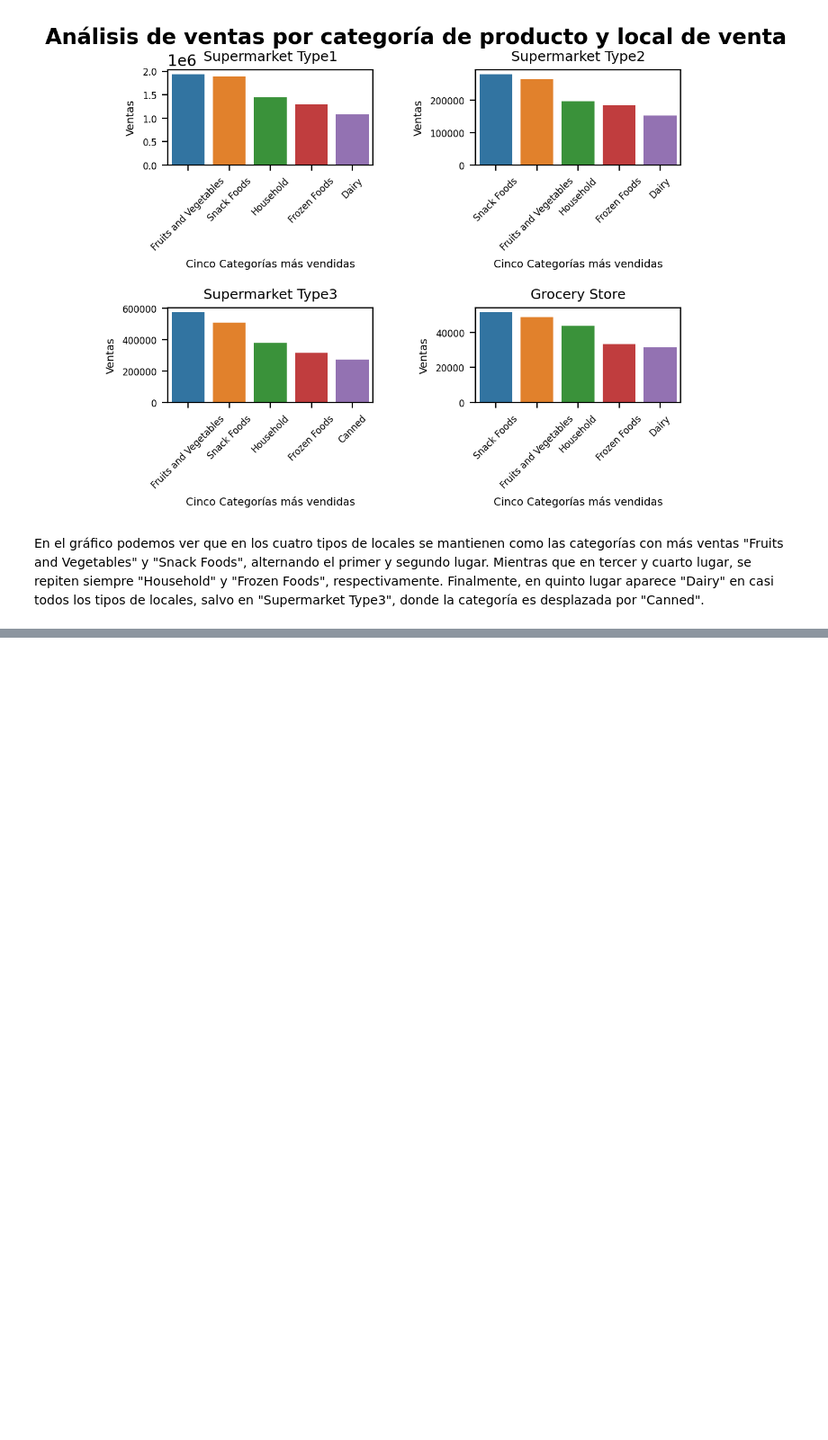
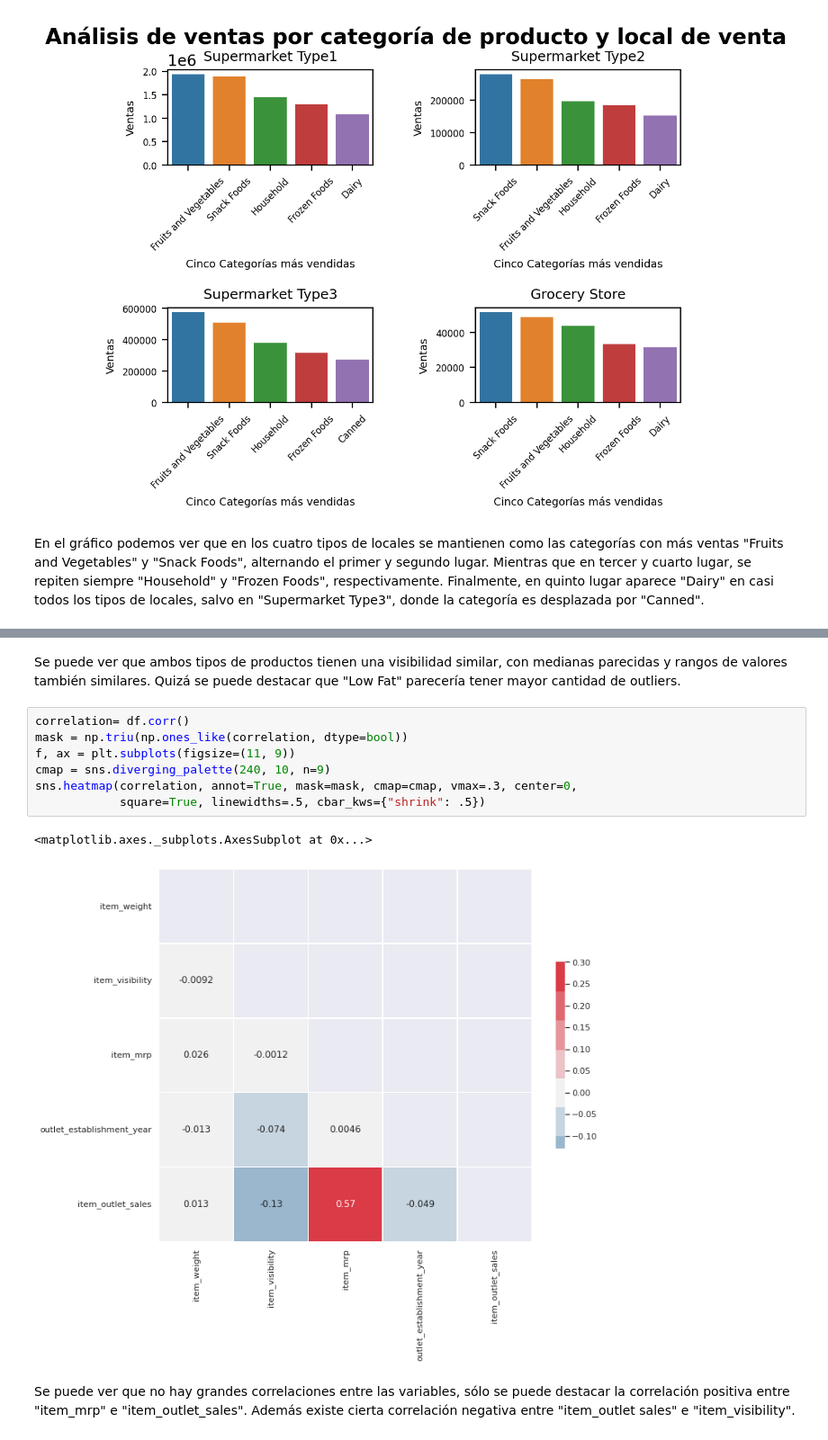
Before and after one commit to DanielRios1/predicciones-ventas, a Jupyter notebook: data_cleaning.ipynb, the cells around one changed output, grey strips where cells are left out. Shown: that part at 90% size. Cells and saved outputs as stored; diff of their text form; blank space fills up the shorter version.

```diff
--- a/data_cleaning.ipynb
+++ b/data_cleaning.ipynb
@@ -595,0 +689,14 @@ En el gráfico podemos ver que en los cuatro tipos de locales se mantienen como
+# %% [markdown]
+Se puede ver que ambos tipos de productos tienen una visibilidad similar, con medianas parecidas y rangos de valores también similares. Quizá se puede destacar que "Low Fat" parecería tener mayor cantidad de outliers.
+# %%
+correlation= df.corr()
+mask = np.triu(np.ones_like(correlation, dtype=bool))
+f, ax = plt.subplots(figsize=(11, 9))
+cmap = sns.diverging_palette(240, 10, n=9)
+sns.heatmap(correlation, annot=True, mask=mask, cmap=cmap, vmax=.3, center=0,
+            square=True, linewidths=.5, cbar_kws={"shrink": .5})
+# %% [output]
+<matplotlib.axes._subplots.AxesSubplot at 0x...>
+[figure, added]
+# %% [markdown]
+Se puede ver que no hay grandes correlaciones entre las variables, sólo se puede destacar la correlación positiva entre "item_mrp" e "item_outlet_sales". Además existe cierta correlación negativa entre "item_outlet sales" e "item_visibility".
```
Also changed, not shown: parts of 8 cells of this notebook.
